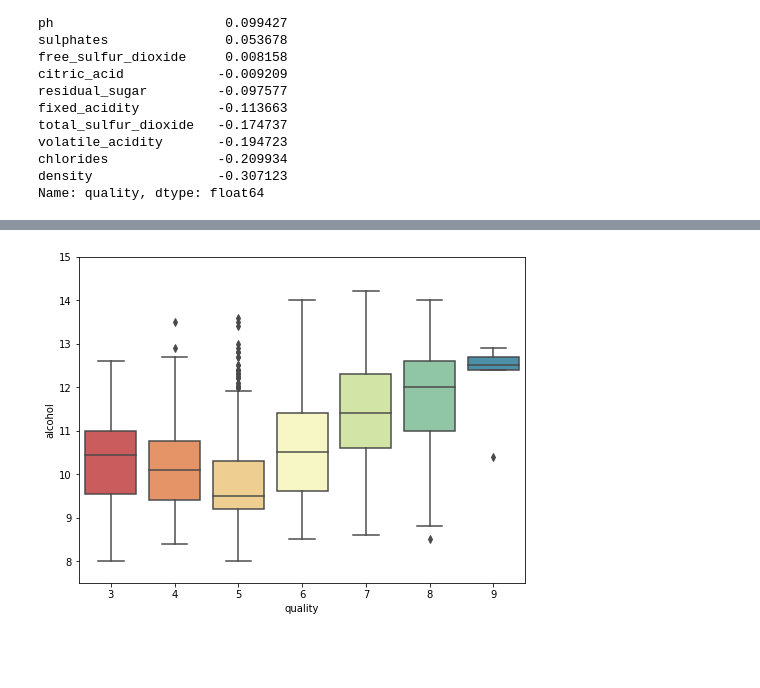
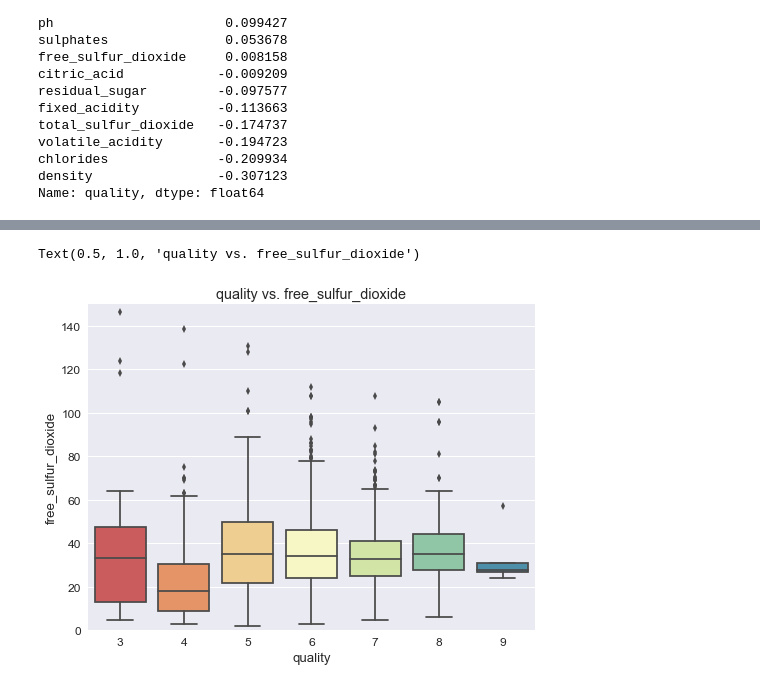
Before and after one commit to alexhlim/wine-quality, a Jupyter notebook: white-wine-quality.ipynb, the cells around one changed output, grey strips where cells are left out. Cells and saved outputs as stored; diff of their text form; code cells hidden in the pictures; blank space fills up the shorter version.

Commit message:
adding white-wine regression analysis

```diff
--- a/white-wine-quality.ipynb
+++ b/white-wine-quality.ipynb
@@ -9,7 +50,7 @@ import warnings
 
 %matplotlib inline
 # %%
-white_wine = pd.read_csv('../Wine Quality/winequality-white.csv', sep = ';')
+white_wine = pd.read_csv('../wine-quality/winequality-white.csv', sep = ';')
 white_wine.columns = [c.lower().replace(' ', '_') for c in white_wine.columns]
 
 white_wine.head()
@@ -87,6 +88,10 @@ min         3.000000
 75%         6.000000
 max         9.000000
 Name: quality, dtype: float64
+# %%
+# styling for seaborn
+sns.set(style="darkgrid")
+sns.set(font_scale = 1.2)
 # %%
 sns.countplot(white_wine['quality'], color =dark_yellow)
 # %% [output]
@@ -95,5 +102,6 @@ sns.countplot(white_wine['quality'], color =dark_yellow)
 # %%
 # see correlations of white wine features
+sns.set(font_scale = 1)
 white_wine_corr = white_wine.corr()
 white_wine_corr = (white_wine_corr)
 plt.figure(figsize=(10,8))
@@ -104,4 +112,5 @@ sns.heatmap(white_wine_corr,
             cmap = 'Spectral')
 plt.title('Correlation Heatmap for White Wine', fontsize = 20)
 # white_wine_corr
+sns.set(font_scale = 1.2)
 # %% [output]
@@ -146,6 +265,9 @@ for qual, axis in zip(white_qual_unique, axes):
 # %%
-f, ax = plt.subplots(figsize=(8, 6))
-fig = sns.boxplot(x = white_wine.quality, y = white_wine.alcohol, palette = 'Spectral')
-fig.axis(ymin=7.5, ymax=15);
+# white wine free_sulfur_dioxide
+fig, ax = plt.subplots(figsize=(8, 6))
+fig = sns.boxplot(x = white_wine.quality, y = white_wine.free_sulfur_dioxide, palette = 'Spectral')
+fig.axis(ymin=0, ymax=150);
+fig.set_title('quality vs. free_sulfur_dioxide')
 # %% [output]
+Text(0.5, 1.0, 'quality vs. free_sulfur_dioxide')
-[figure, old version]
+[figure, new version]
```
Also changed, not shown: parts of 98 cells of this notebook, 6 other files.
